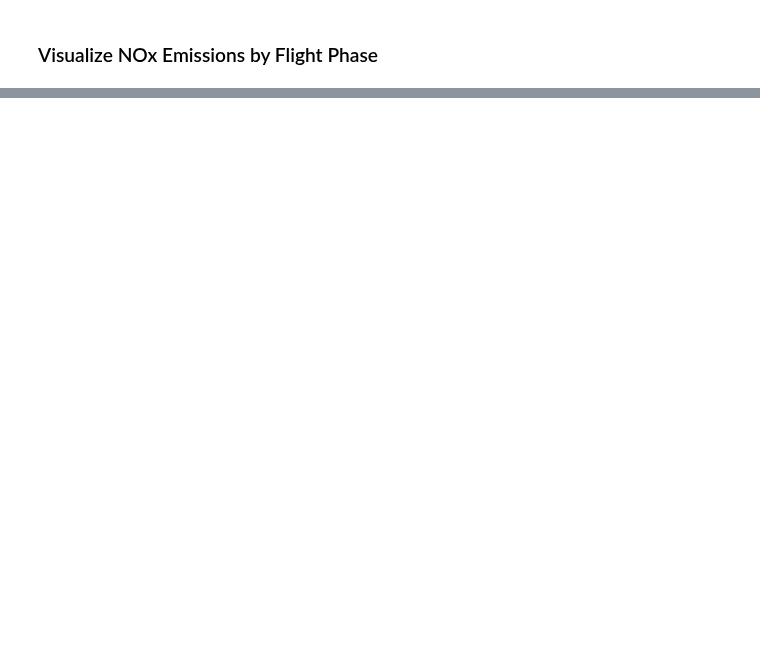
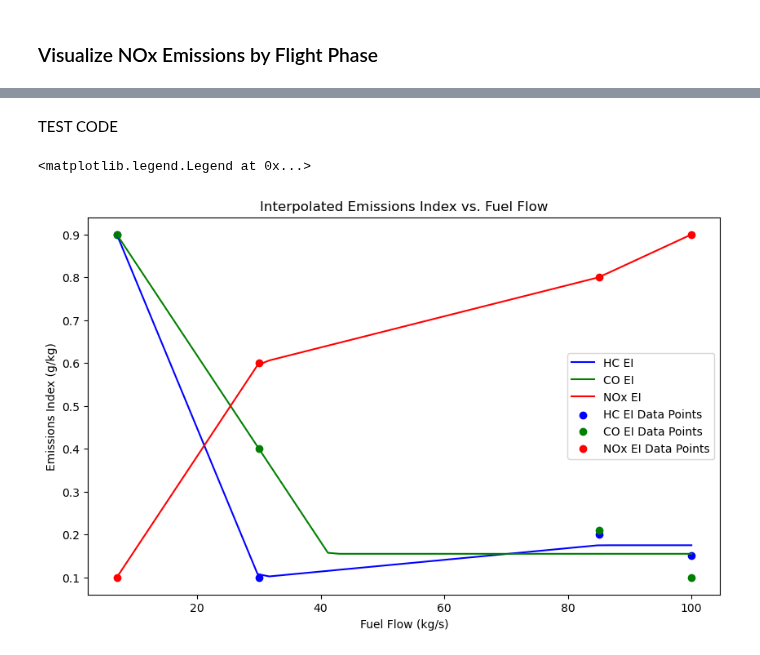
Before and after one commit to Centre-for-Atmospheric-Science-Cam-Chem/ConflictTrails, a Jupyter notebook: driver.ipynb, the cells around one changed output, grey strips where cells are left out. Cells and saved outputs as stored; diff of their text form; code cells hidden in the pictures; blank space fills up the shorter version.

Commit message:
partial completion of bffm 2. still need to make sure transform in log-log space is correct, and add actual ability to process flightpath file raher than syntic data

```diff
--- a/driver.ipynb
+++ b/driver.ipynb
@@ -696,0 +591,2 @@ plt.show()
+# %% [markdown]
+TEST CODE
@@ -696,0 +613,23 @@ plt.show()
+# %%
+fuel_flow_evaluate = np.linspace(100, 7, num=50)  # Convert kg/s to lb/hr
+fuel_flow_icao = np.array([100, 85, 30, 7])
+HC_test_EI = np.array([0.15, 0.2, 0.1, 0.9])
+CO_test_EI = np.array([0.10, 0.21, 0.4, 0.9])
+NOx_test_EI = np.array([0.9, 0.8, 0.6, 0.1])
+
+EI_HC_interp, EI_CO_interp, EI_NOx_interp = bffm2(fuel_flow_icao, HC_test_EI, CO_test_EI, NOx_test_EI, fuel_flow_evaluate)
+
+plt.figure(figsize=(10, 6))
+plt.plot(fuel_flow_evaluate, EI_HC_interp, label='HC EI', color='blue')
+plt.plot(fuel_flow_evaluate, EI_CO_interp, label='CO EI', color='green')
+plt.plot(fuel_flow_evaluate, EI_NOx_interp, label='NOx EI', color='red')
+plt.scatter(fuel_flow_icao, HC_test_EI, color='blue', marker='o', label='HC EI Data Points')
+plt.scatter(fuel_flow_icao, CO_test_EI, color='green', marker='o', label='CO EI Data Points')
+plt.scatter(fuel_flow_icao, NOx_test_EI, color='red', marker='o', label='NOx EI Data Points')
+plt.xlabel('Fuel Flow (kg/s)')
+plt.ylabel('Emissions Index (g/kg)')
+plt.title('Interpolated Emissions Index vs. Fuel Flow')
+plt.legend()
+# %% [output]
+<matplotlib.legend.Legend at 0x...>
+[figure, added]
```
Also changed, not shown: parts of 23 cells of this notebook, 1 other file.
